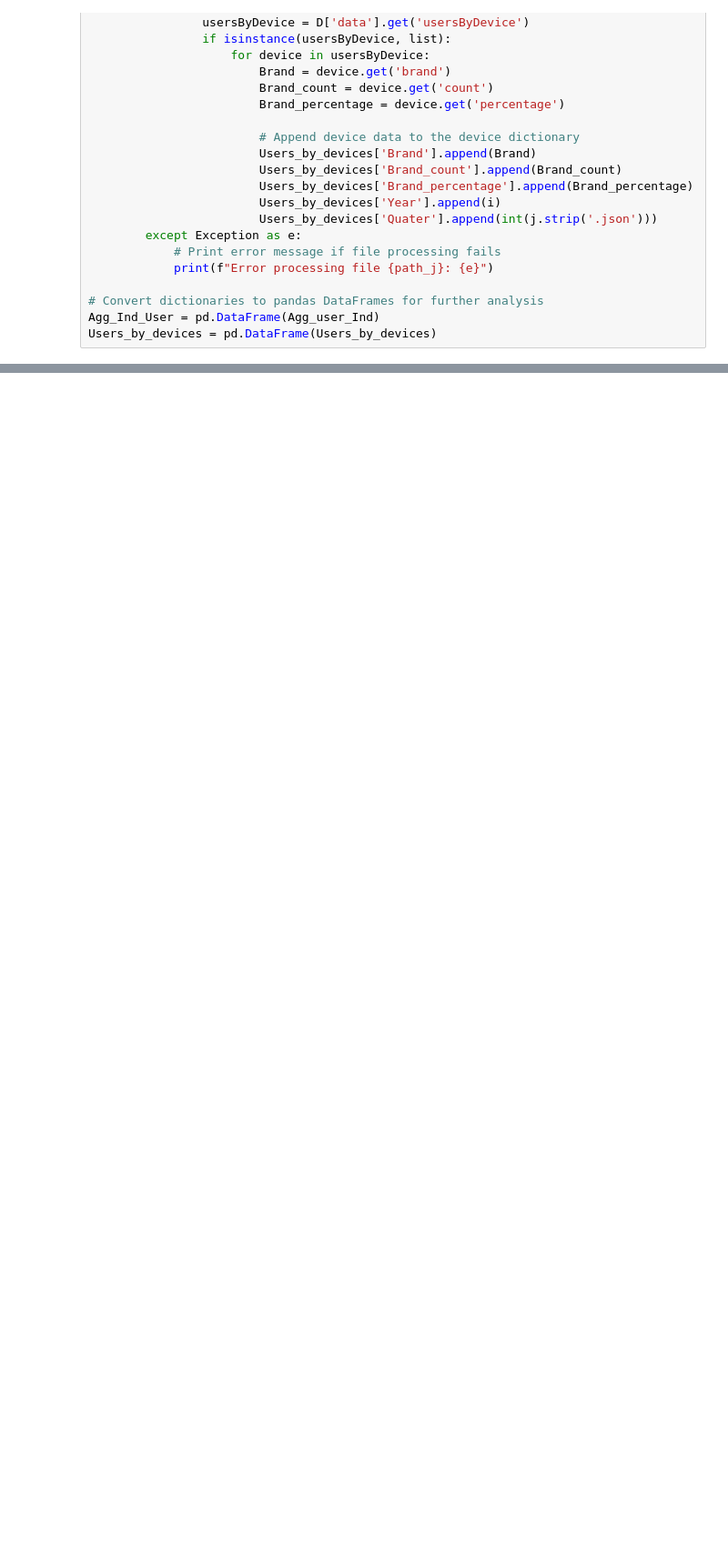
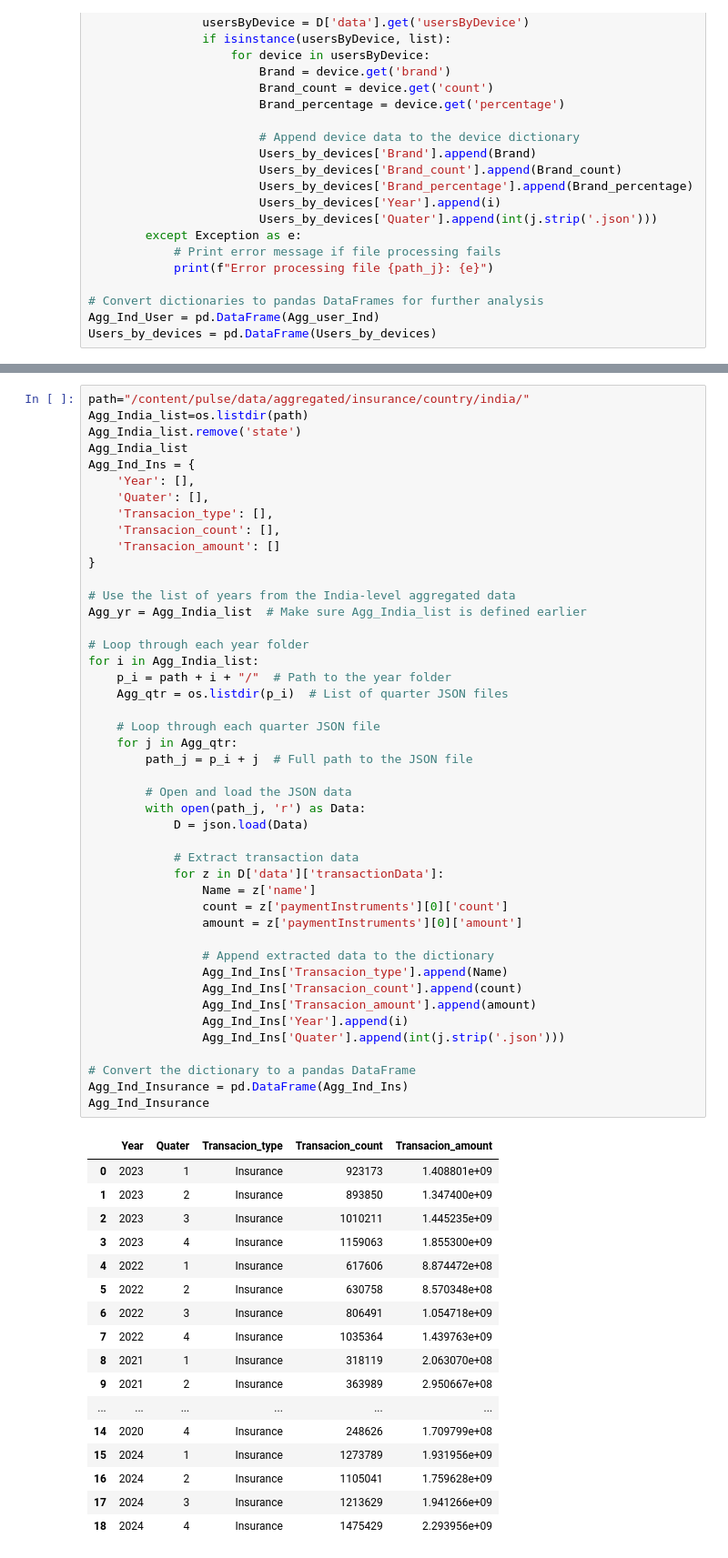
Before and after one commit to srijith0214/Phone_Pe-Srijith_, a Jupyter notebook: PhonePayDF.ipynb, the cells around one changed output, grey strips where cells are left out. Shown at 91% size. Drawn from its saved outputs; the diff is of its cells as text; blank space fills up the shorter version.

```diff
--- a/PhonePayDF.ipynb
+++ b/PhonePayDF.ipynb
@@ -304,0 +285,63 @@ Users_by_devices = pd.DataFrame(Users_by_devices)
+# %%
+path="/content/pulse/data/aggregated/insurance/country/india/"
+Agg_India_list=os.listdir(path)
+Agg_India_list.remove('state')
+Agg_India_list
+Agg_Ind_Ins = {
+    'Year': [],
+    'Quater': [],
+    'Transacion_type': [],
+    'Transacion_count': [],
+    'Transacion_amount': []
+}
+
+# Use the list of years from the India-level aggregated data
+Agg_yr = Agg_India_list  # Make sure Agg_India_list is defined earlier
+
+# Loop through each year folder
+for i in Agg_India_list:
+    p_i = path + i + "/"  # Path to the year folder
+    Agg_qtr = os.listdir(p_i)  # List of quarter JSON files
+
+    # Loop through each quarter JSON file
+    for j in Agg_qtr:
+        path_j = p_i + j  # Full path to the JSON file
+
+        # Open and load the JSON data
+        with open(path_j, 'r') as Data:
+            D = json.load(Data)
+
+            # Extract transaction data
+            for z in D['data']['transactionData']:
+                Name = z['name']
+                count = z['paymentInstruments'][0]['count']
+                amount = z['paymentInstruments'][0]['amount']
+
+                # Append extracted data to the dictionary
+                Agg_Ind_Ins['Transacion_type'].append(Name)
+                Agg_Ind_Ins['Transacion_count'].append(count)
+                Agg_Ind_Ins['Transacion_amount'].append(amount)
+                Agg_Ind_Ins['Year'].append(i)
+                Agg_Ind_Ins['Quater'].append(int(j.strip('.json')))
+
+# Convert the dictionary to a pandas DataFrame
+Agg_Ind_Insurance = pd.DataFrame(Agg_Ind_Ins)
+Agg_Ind_Insurance
+# %% [output]
+|  | Year | Quater | Transacion_type | Transacion_count | Transacion_amount |
+| 0 | 2023 | 1 | Insurance | 923173 | 1.408801e+09 |
+| 1 | 2023 | 2 | Insurance | 893850 | 1.347400e+09 |
+| 2 | 2023 | 3 | Insurance | 1010211 | 1.445235e+09 |
+| 3 | 2023 | 4 | Insurance | 1159063 | 1.855300e+09 |
+| 4 | 2022 | 1 | Insurance | 617606 | 8.874472e+08 |
+| 5 | 2022 | 2 | Insurance | 630758 | 8.570348e+08 |
+| 6 | 2022 | 3 | Insurance | 806491 | 1.054718e+09 |
+| 7 | 2022 | 4 | Insurance | 1035364 | 1.439763e+09 |
+| 8 | 2021 | 1 | Insurance | 318119 | 2.063070e+08 |
+| 9 | 2021 | 2 | Insurance | 363989 | 2.950667e+08 |
+| ... | ... | ... | ... | ... | ... |
+| 14 | 2020 | 4 | Insurance | 248626 | 1.709799e+08 |
+| 15 | 2024 | 1 | Insurance | 1273789 | 1.931956e+09 |
+| 16 | 2024 | 2 | Insurance | 1105041 | 1.759628e+09 |
+| 17 | 2024 | 3 | Insurance | 1213629 | 1.941266e+09 |
+| 18 | 2024 | 4 | Insurance | 1475429 | 2.293956e+09 |
```
Also changed, not shown: parts of 8 cells of this notebook.
